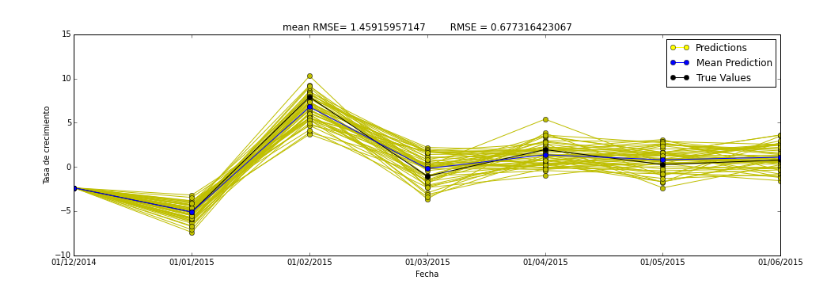
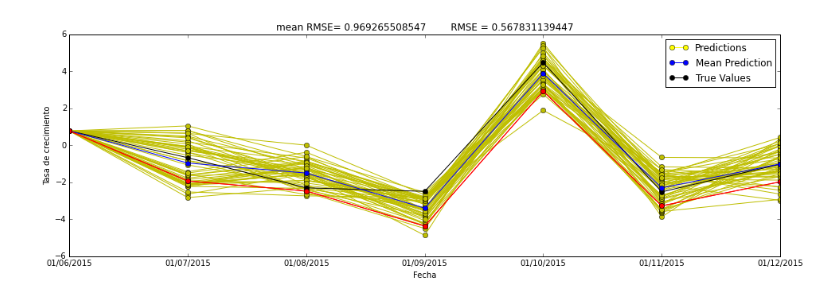
Before and after one commit to Ark93/AnnEchoState, a Jupyter notebook: DataAnalisis.ipynb, the cells around one changed output. Saved outputs shown, nothing was run; the diff lists cells and outputs as text; code cells hidden in the pictures.

Commit message:
Testing for predictions on second semester  2015

```diff
--- a/DataAnalisis.ipynb
+++ b/DataAnalisis.ipynb
@@ -18,7 +18,7 @@ def get_TS():
     del Data
     return TS
 # %%
-def plot_Solutions(PredictsList,Mean,TS,MeanRMSE,RMse,):
+def plot_Solutions(PredictsList,Mean,TS,MeanRMSE,RMse,upperBound,lowerBound):
     """
     Function to Plot List of predictions, mean predictions and Original Time Serie
     :param PredictsList: List of predictions make
@@ -27,17 +27,26 @@ def plot_Solutions(PredictsList,Mean,TS,MeanRMSE,RMse,):
     :return: matplotlib fig
     """
     fig = figure()
-    TSValPredictions = TS[len(TS)-13:len(TS)-6].copy()
+    TSValPredictions = TS[len(TS)-7:len(TS)].copy()
     for x in PredictsList:
-        TSPredictions = pd.Series(x.astype(float), index = TS.index[len(TS)-12:len(TS)-6])
+        TSPredictions = pd.Series(x.astype(float), index = TS.index[len(TS)-6:len(TS)])
         TSValPredictions[1:] = TSPredictions.copy()
         TSValPredictions.plot(style = 'yo-')
-    TSValOutputs = TS[len(TS)-13:len(TS)-6].copy()
+    TSValOutputs = TS[len(TS)-7:len(TS)].copy()
     TSValOutputs.plot(style= 'ko-')
-    TSMean = pd.Series(Mean.astype(float), index = TS.index[len(TS)-12:len(TS)-6])
-    TSMeanPred = TS[len(TS)-13:len(TS)-6].copy()
+    TSMean = pd.Series(Mean.astype(float), index = TS.index[len(TS)-6:len(TS)])
+    TSMeanPred = TS[len(TS)-7:len(TS)].copy()
     TSMeanPred[1:] = TSMean
     TSMeanPred.plot(style= 'bo-')
+
+
+    TSUp = pd.Series(upperBound.astype(float), index = TS.index[len(TS)-6:len(TS)])
+    TSlow = pd.Series(lowerBound.astype(float), index = TS.index[len(TS)-6:len(TS)])
+    TSUpper = TSLower = TSMeanPred
+    TSUpper[1:] = TSUp
+    TSLower[1:] = TSlow
+    TSUpper.plot(style = 'ro-')
+    TSLower.plot(style = 'ro-')
 
     ax = fig.add_subplot(111)
     ax.set_ylabel('Tasa de crecimiento')
@@ -68,8 +77,12 @@ preds = ['Pred1','Pred2','Pred3','Pred4','Pred5','Pred6']
 params = ['Param1','Param2','Param3','Param4','Param5']
 # %%
 meanPred = np.mean(predictions[preds])
+# %%
+upperBound = meanPred + MeanRMSE
+# %%
+lowerBound = meanPred - MeanRMSE
 # %%
-RMSE = np.sqrt(np.mean((TS[-12:-6].values-meanPred)**2))
+RMSE = np.sqrt(np.mean((TS[-6:].values-meanPred)**2))
 # %%
 print meanPred.values
 print TS[-12:-6].values
@@ -78,5 +91,5 @@ print TS[-12:-6].values
 [-5.09  7.91 -1.05  1.96  0.27  0.78]
 # %%
-plot_Solutions(predictions[preds].as_matrix(),meanPred.as_matrix(),TS,MeanRMSE,RMSE)
+plot_Solutions(predictions[preds].as_matrix(),meanPred.as_matrix(),TS,MeanRMSE,RMSE,upperBound.as_matrix(),lowerBound.as_matrix())
 # %% [output]
-[figure, old version]
+[figure, new version]
```
Also changed, not shown: parts of 10 cells of this notebook, 1 other file.
